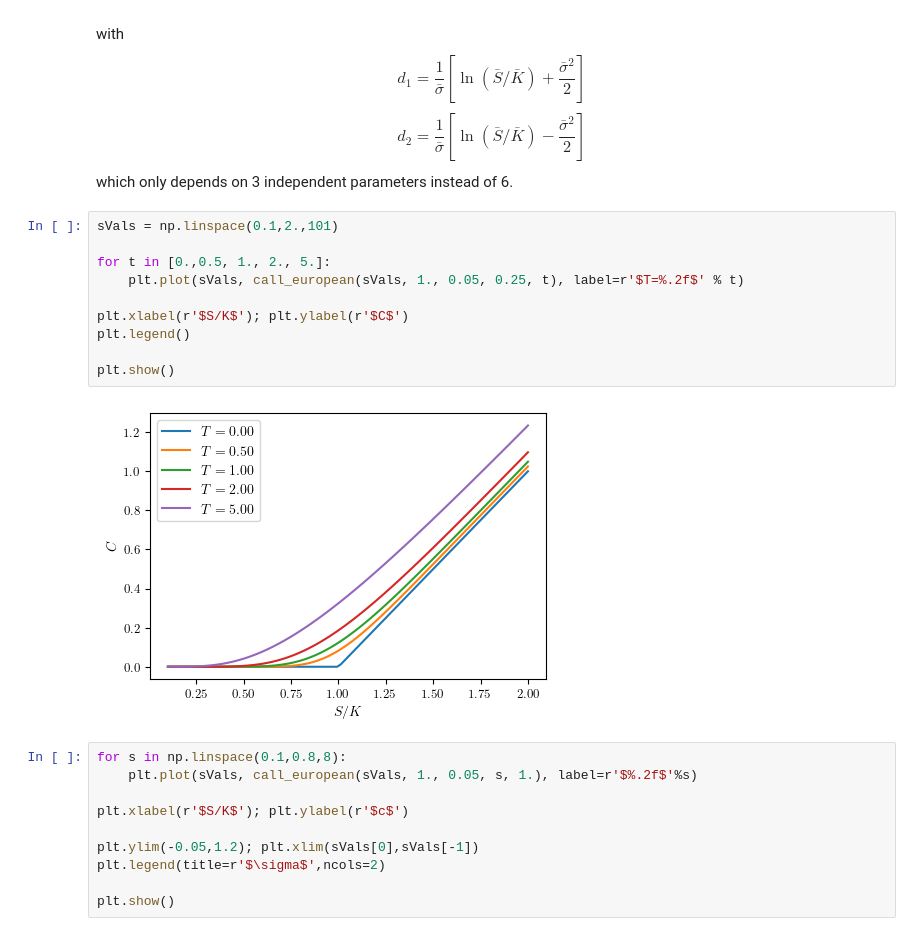
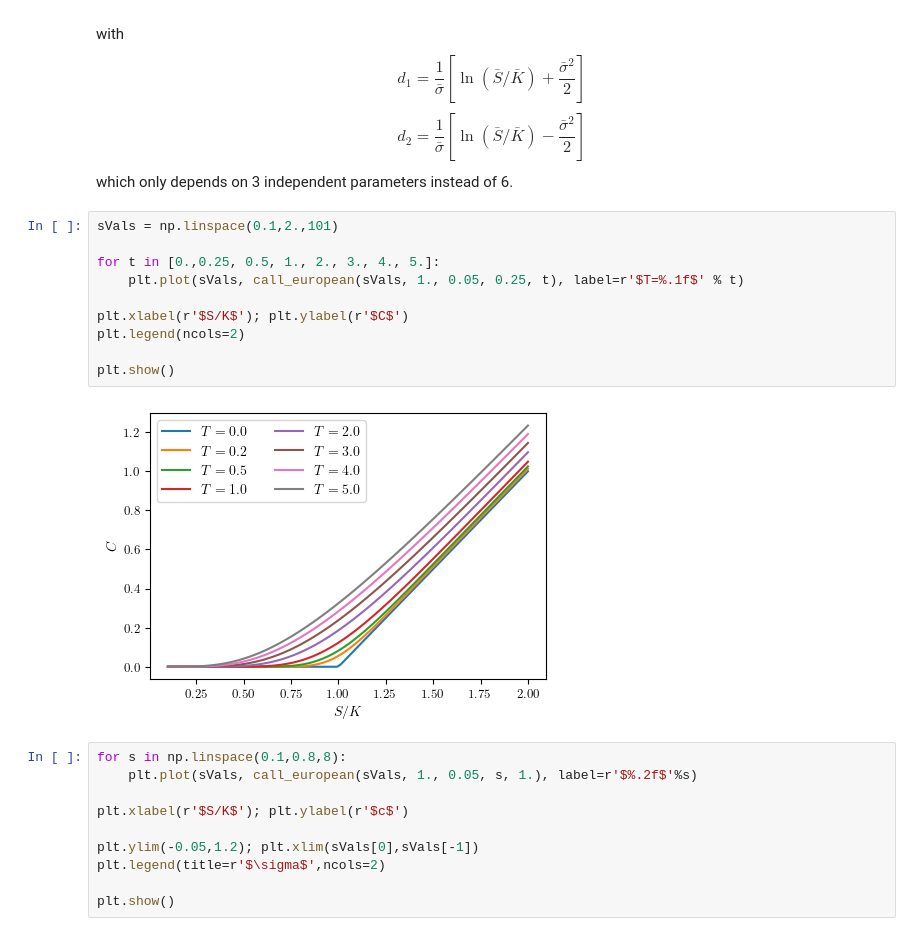
Before and after one commit to jonathanbraden/Finance, a Jupyter notebook: Black_Scholes.ipynb, the cells around one changed output. Cells and saved outputs as stored; diff of their text form.

```diff
--- a/Black_Scholes.ipynb
+++ b/Black_Scholes.ipynb
@@ -51,15 +51,15 @@ which only depends on 3 independent parameters instead of 6.
 # %%
 sVals = np.linspace(0.1,2.,101)
 
-for t in [0.,0.5, 1., 2., 5.]:
-    plt.plot(sVals, call_european(sVals, 1., 0.05, 0.25, t), label=r'$T=%.2f$' % t)
+for t in [0.,0.25, 0.5, 1., 2., 3., 4., 5.]:
+    plt.plot(sVals, call_european(sVals, 1., 0.05, 0.25, t), label=r'$T=%.1f$' % t)
 
 plt.xlabel(r'$S/K$'); plt.ylabel(r'$C$')
-plt.legend()
+plt.legend(ncols=2)
 
 plt.show()
 # %% [output]
-[figure, old version]
+[figure, new version]
 # %%
 for s in np.linspace(0.1,0.8,8):
     plt.plot(sVals, call_european(sVals, 1., 0.05, s, 1.), label=r'$%.2f$'%s)
```
Also changed, not shown: parts of 5 cells of this notebook.
